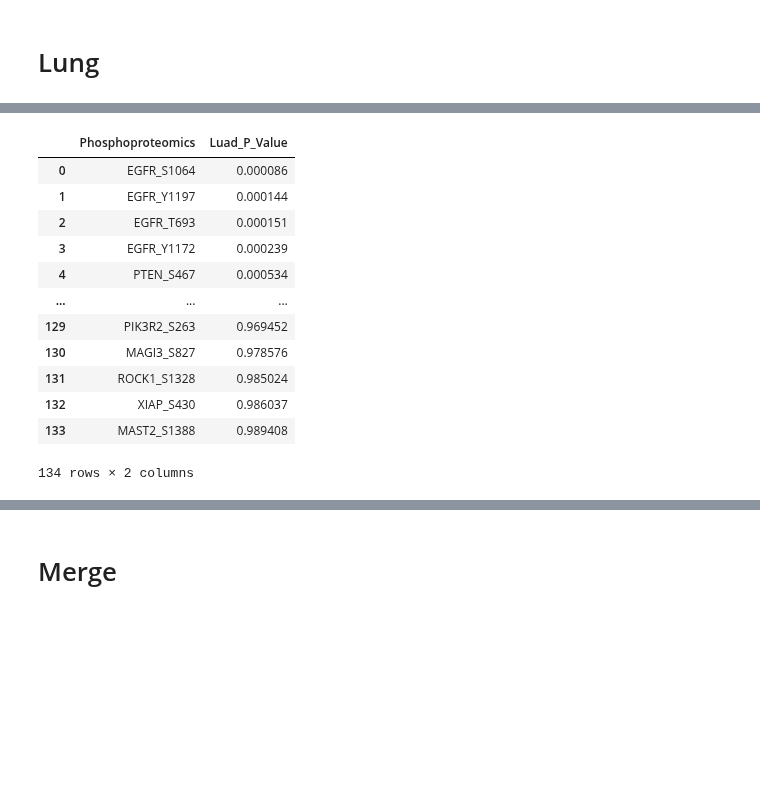
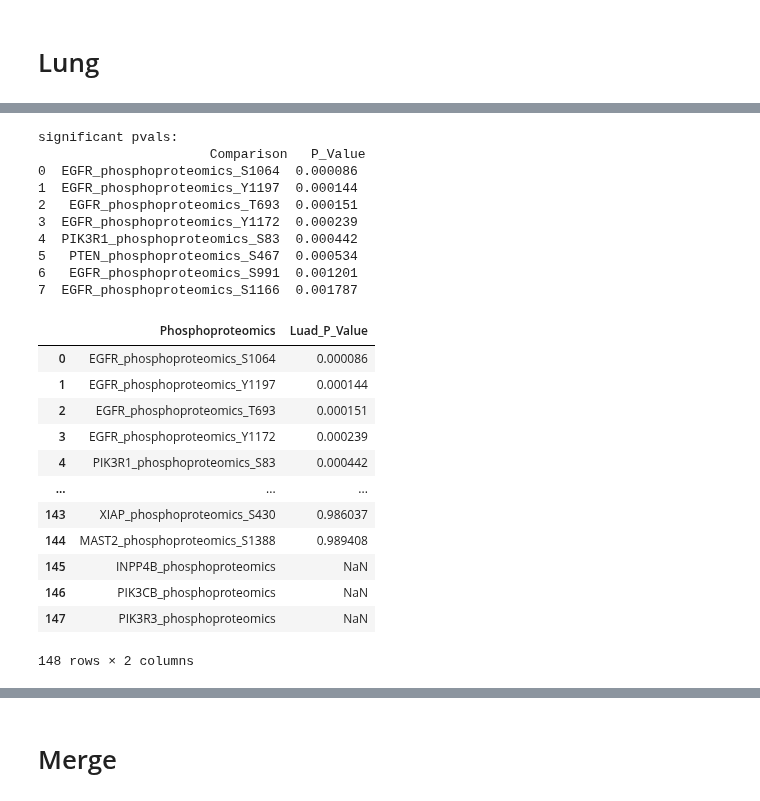
Before and after one commit to PayneLab/WhenMutationsDontMatter, a Jupyter notebook: PTEN/phospho_pval_median_table_interacting.ipynb, the cells around one changed output, grey strips where cells are left out. Cells and saved outputs as stored; diff of their text form; code cells hidden in the pictures; blank space fills up the shorter version.

```diff
--- a/PTEN/phospho_pval_median_table_interacting.ipynb
+++ b/PTEN/phospho_pval_median_table_interacting.ipynb
@@ -685,15 +754,19 @@ mut_type = l.get_genotype_all_vars(gene)
 mut_type = mut_type.rename(columns={'PTEN':'cnv'})
 
 # different code because no somatic mutation data for pten (can't join to somatic mutations)
+omics = l.join_omics_to_omics(df1_name = 'CNV', df2_name='phosphoproteomics',genes1="PTEN",
+    genes2=ip)
+omics = l.reduce_multiindex(omics, levels_to_drop =3)
+omics = l.reduce_multiindex(omics, levels_to_drop = 2, flatten = True)
+omics = omics.drop(columns='PTEN_CNV_')
+
+# Get only tumor samples
 phos = l.get_phosphoproteomics(tissue_type='tumor')
-ip_phos = phos[['PDGFRB', 'PIK3R2', 'PIK3C3','SLC9A3R1',
-     'USP13','PIK3CA','TP53','EGFR','PTK2','USP7','XIAP','PTEN','PREX2','MAST2','PIK3CD',
-    'ROCK1','NEDD4','AKT1', 'MVP', 'MAGI3','CSNK2A2', 'MDM2', 'CSNK2A1']]
-# 'PIK3CB' 'INPP4B' 'SH1' 'PRK3R1' 'PIK3R3' not in index
-ip_phos = l.reduce_multiindex(ip_phos, levels_to_drop =3)
-ip_phos = l.reduce_multiindex(ip_phos, levels_to_drop = 2, flatten = True)
+tumor_ids = list(phos.index)
+get = omics.index.isin(tumor_ids)
+omics = omics[get]
 
-merged = ip_phos.join(mut_type) # checked and there is 110 tumor samples for lung
+merged = omics.join(mut_type) # checked and there is 110 tumor samples for lung
 
 compare = ['No_Mutation','Deletion']
 get = merged['Mutation'].isin(compare)
@@ -715,23 +794,42 @@ Index(['PDGFRB_S705', 'PIK3R2_S263', 'PIK3C3_S244', 'SLC9A3R1_S247',
 # %%
 cols = list(del_wt.columns[:-2])
 
+# Get only sig sites
+l_sig = u.wrap_ttest(del_wt, 'Mutation', cols, correction_method = 'fdr_bh')
+if l_sig is not None:
+    l_sig_list = list(l_sig.Comparison)
+else:
+    l_sig_list = None
+print('significant pvals: \n',l_sig)
+
+# Get all pvals
 l_pval = u.wrap_ttest(del_wt, 'Mutation', cols, return_all = True, correction_method = 'fdr_bh')
 l_pval = l_pval.rename(columns = {'Comparison': 'Phosphoproteomics','P_Value': 'Luad_P_Value'})
 l_pval
 # %% [output]
+significant pvals:
+                      Comparison   P_Value
+0  EGFR_phosphoproteomics_S1064  0.000086
+1  EGFR_phosphoproteomics_Y1197  0.000144
+2   EGFR_phosphoproteomics_T693  0.000151
+3  EGFR_phosphoproteomics_Y1172  0.000239
+4  PIK3R1_phosphoproteomics_S83  0.000442
+5   PTEN_phosphoproteomics_S467  0.000534
+6   EGFR_phosphoproteomics_S991  0.001201
+7  EGFR_phosphoproteomics_S1166  0.001787
 |  | Phosphoproteomics | Luad_P_Value |
-| 0 | EGFR_S1064 | 0.000086 |
-| 1 | EGFR_Y1197 | 0.000144 |
-| 2 | EGFR_T693 | 0.000151 |
-| 3 | EGFR_Y1172 | 0.000239 |
-| 4 | PTEN_S467 | 0.000534 |
+| 0 | EGFR_phosphoproteomics_S1064 | 0.000086 |
+| 1 | EGFR_phosphoproteomics_Y1197 | 0.000144 |
+| 2 | EGFR_phosphoproteomics_T693 | 0.000151 |
+| 3 | EGFR_phosphoproteomics_Y1172 | 0.000239 |
+| 4 | PIK3R1_phosphoproteomics_S83 | 0.000442 |
 | ... | ... | ... |
-| 129 | PIK3R2_S263 | 0.969452 |
-| 130 | MAGI3_S827 | 0.978576 |
-| 131 | ROCK1_S1328 | 0.985024 |
-| 132 | XIAP_S430 | 0.986037 |
-| 133 | MAST2_S1388 | 0.989408 |
+| 143 | XIAP_phosphoproteomics_S430 | 0.986037 |
+| 144 | MAST2_phosphoproteomics_S1388 | 0.989408 |
+| 145 | INPP4B_phosphoproteomics | NaN |
+| 146 | PIK3CB_phosphoproteomics | NaN |
+| 147 | PIK3R3_phosphoproteomics | NaN |
-134 rows × 2 columns
+148 rows × 2 columns
 # %%
 d = del_wt[del_wt.Mutation == "Deletion"]
 wt = del_wt[del_wt.Mutation == "No_Mutation"]
```
Also changed, not shown: parts of 33 cells of this notebook, 1 other file.
